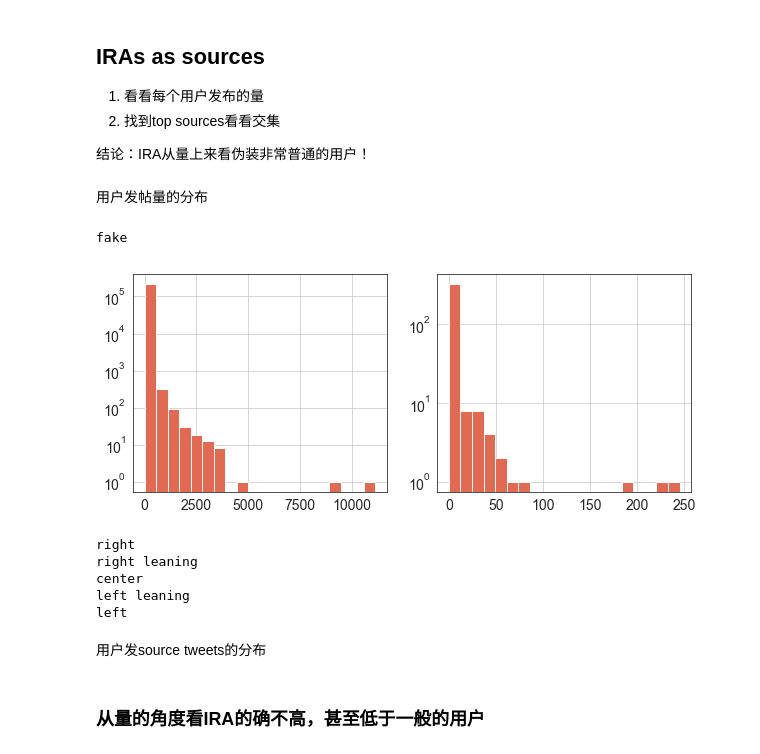
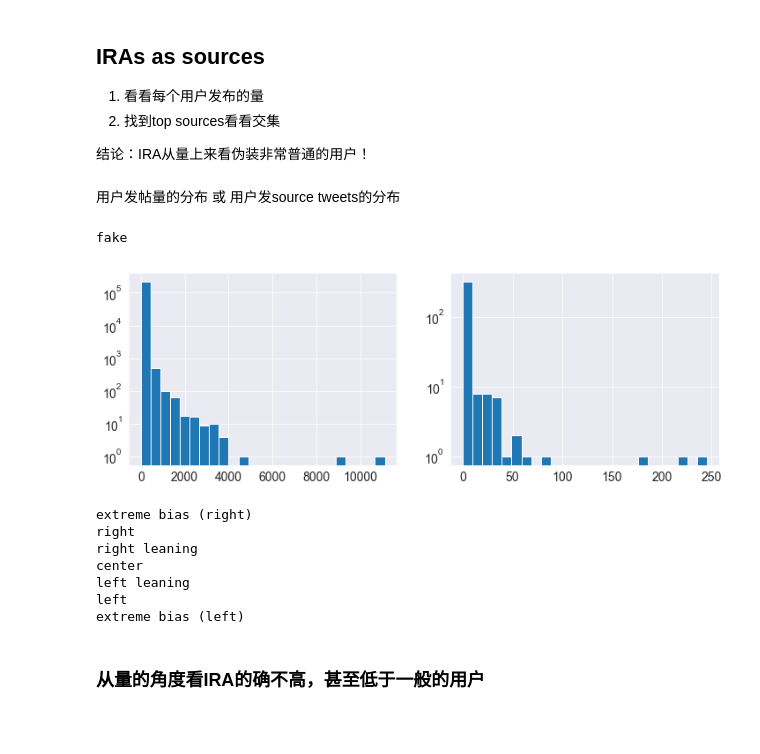
Before and after one commit to kayzhou/fake_news_during_election, a Jupyter notebook: all_tweets.ipynb, the cells around one changed output. Drawn from its saved outputs; the diff is of its cells as text; code cells hidden in the pictures; blank space fills up the shorter version.

```diff
--- a/all_tweets.ipynb
+++ b/all_tweets.ipynb
@@ -307,35 +330,13 @@ dtype: int64
 # %%
-# all_users = pd.read_csv("data/all-users-mbfc.csv", index_col="user_id", dtype={"user_id": str})
-all_users = pd.read_csv("data/all-users-nc.csv", index_col="user_id", dtype={"user_id": str})
+all_users = pd.read_csv("data/all-users-mbfc.csv", index_col="user_id", dtype={"user_id": str})
+# all_users = pd.read_csv("data/all-users-nc.csv", index_col="user_id", dtype={"user_id": str})
 
 # change the type
 # f_labels = [map_labels[k] for k in map_labels]
 all_users = all_users.astype({"is_IRA": int})
 
-mbfc_labels = [
-    "fake",
-    "right",
-    "right leaning",
-    "center",
-    "left leaning",
-    "left",
-]
-
-labels = [
-    "fake",
-    "extreme bias (right)",
-    "right",
-    "right leaning",
-    "center",
-    "left leaning",
-    "left",
-    "extreme bias (left)"
-]
-
 for label in labels:
-    print(label)
+    # print(label)
     all_users = all_users.astype({label: int,
                                   label + "_source": int,
                                   label + "_source_rate": float})
-
-print("Finished!")
@@ -611,41 +602,43 @@ Name: Ns/Nsu, dtype: float64
 2. 找到top sources看看交集
 
 结论：IRA从量上来看伪装非常普通的用户！
-# %% [markdown]
-用户发帖量的分布
+# %% [markdown]
+用户发帖量的分布 或 用户发source tweets的分布
 # %%
-sns.set_style("white")
+sns.set_style("darkgrid")
 
-for lab in mbfc_labels:
+for lab in labels:
     print(lab)
 
-    plt.figure(figsize=(10, 4))
+    plt.figure(figsize=(12, 4))
+
     ax = plt.subplot(121)
     _users = all_users[all_users[lab] > 0]
-    _users[lab].hist(ax=ax, bins=20)
-    # display(all_users[lab + "_source"].describe())
+    _users[lab].hist(ax=ax, bins=25)
     # USER_TABLE[lab] = _users[lab].describe()
+
     plt.yscale("log")
-#     plt.xscale("log")
+    # plt.xscale("log")
 
     ax = plt.subplot(122)
-    IRA_users[lab].hist(ax=ax, bins=20)
+    IRA_users[lab].hist(ax=ax, bins=25)
     # IRA_USER_TABLE[lab] = IRA_users[lab].describe()
+
     plt.yscale("log")
 
     if lab == "fake":
         plt.show()
     plt.close()
 # %% [output]
 fake
-[figure, old version]
+[figure, new version]
+extreme bias (right)
 right
 right leaning
 center
 left leaning
 left
+extreme bias (left)
-# %% [markdown]
-用户发source tweets的分布
 # %% [markdown]
 ### 从量的角度看IRA的确不高，甚至低于一般的用户
 # %%
```
Also changed, not shown: parts of 34 cells of this notebook, 5 other files.
